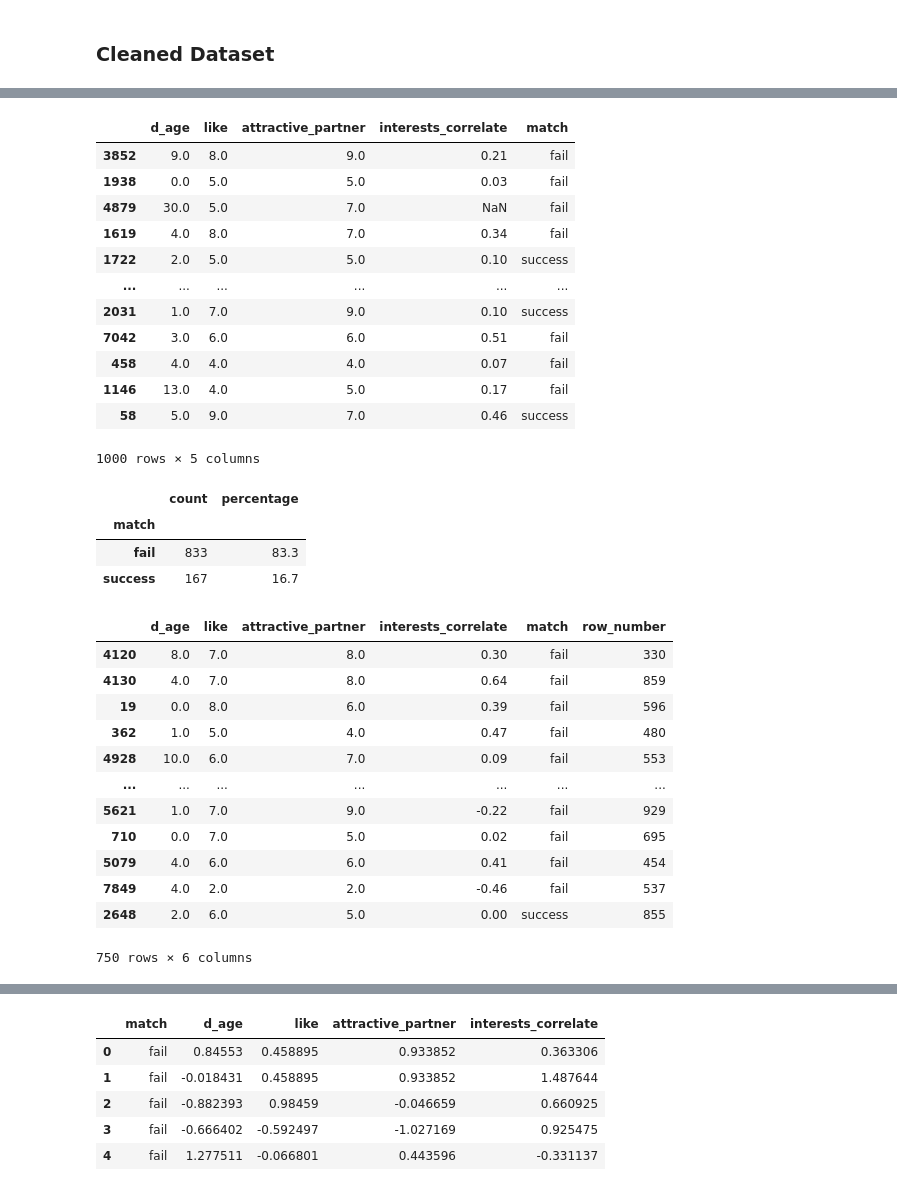
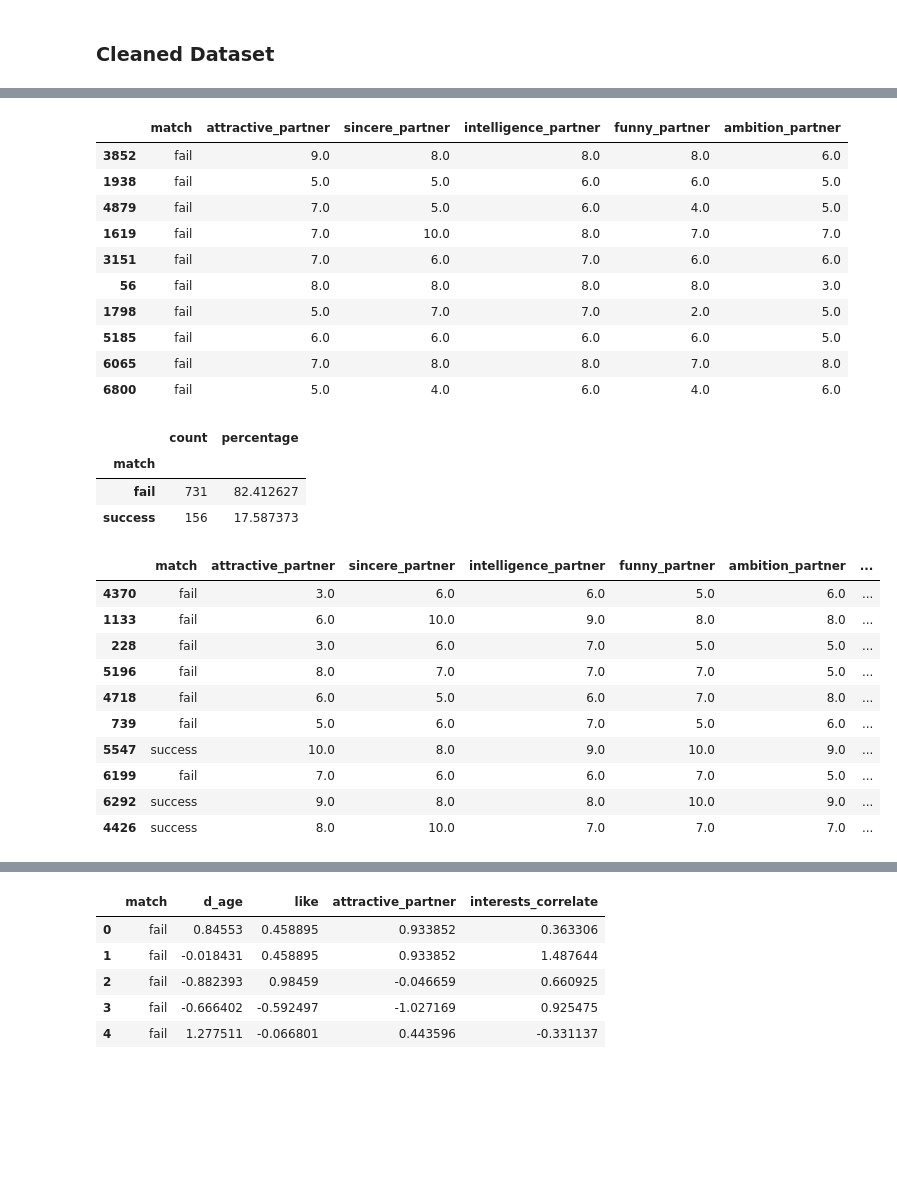
Before and after one commit to mkimur02/final_project_dsci100, a Jupyter notebook: Untitled.ipynb, the cells around one changed output, grey strips where cells are left out. Cells and saved outputs as stored; diff of their text form; code cells hidden in the pictures; blank space fills up the shorter version.

```diff
--- a/Untitled.ipynb
+++ b/Untitled.ipynb
@@ -50,7 +50,7 @@ df_speeddating
 # %% [markdown]
 ### Cleaned Dataset
 # %%
-speeddating = df_speeddating[["d_age", "like","attractive_partner", "interests_correlate", "match"]]
-speeddating = speeddating.sample(n=1000, random_state=2023)
+speeddating = df_speeddating[["match","attractive_partner", "sincere_partner","intelligence_partner", "funny_partner", "ambition_partner"]]
+speeddating = speeddating.sample(n=1000, random_state=2023).dropna()
 speeddating
 # %% [output]
@@ -72,19 +72,17 @@ speeddating["match"] = speeddating["match"].replace({"b'0'":"fail","b'1'":"succe
 
 speeddating.head(10)
 # %% [output]
-|  | d_age | like | attractive_partner | interests_correlate | match |
-| 3852 | 9.0 | 8.0 | 9.0 | 0.21 | fail |
-| 1938 | 0.0 | 5.0 | 5.0 | 0.03 | fail |
-| 4879 | 30.0 | 5.0 | 7.0 | NaN | fail |
-| 1619 | 4.0 | 8.0 | 7.0 | 0.34 | fail |
-| 1722 | 2.0 | 5.0 | 5.0 | 0.10 | success |
-| ... | ... | ... | ... | ... | ... |
-| 2031 | 1.0 | 7.0 | 9.0 | 0.10 | success |
-| 7042 | 3.0 | 6.0 | 6.0 | 0.51 | fail |
-| 458 | 4.0 | 4.0 | 4.0 | 0.07 | fail |
-| 1146 | 13.0 | 4.0 | 5.0 | 0.17 | fail |
-| 58 | 5.0 | 9.0 | 7.0 | 0.46 | success |
+|  | match | attractive_partner | sincere_partner | intelligence_partner | funny_partner | ambition_partner |
+| 3852 | fail | 9.0 | 8.0 | 8.0 | 8.0 | 6.0 |
+| 1938 | fail | 5.0 | 5.0 | 6.0 | 6.0 | 5.0 |
+| 4879 | fail | 7.0 | 5.0 | 6.0 | 4.0 | 5.0 |
+| 1619 | fail | 7.0 | 10.0 | 8.0 | 7.0 | 7.0 |
+| 3151 | fail | 7.0 | 6.0 | 7.0 | 6.0 | 6.0 |
+| 56 | fail | 8.0 | 8.0 | 8.0 | 8.0 | 3.0 |
+| 1798 | fail | 5.0 | 7.0 | 7.0 | 2.0 | 5.0 |
+| 5185 | fail | 6.0 | 6.0 | 6.0 | 6.0 | 5.0 |
+| 6065 | fail | 7.0 | 8.0 | 8.0 | 7.0 | 8.0 |
+| 6800 | fail | 5.0 | 4.0 | 6.0 | 4.0 | 6.0 |
-1000 rows × 5 columns
 # %%
 speeddating = speeddating.assign(row_number=range(len(speeddating)))
 
@@ -97,29 +95,27 @@ explore_speeddating
 # %% [output]
 |  | count | percentage |
 | match |  |  |
-| fail | 833 | 83.3 |
-| success | 167 | 16.7 |
+| fail | 731 | 82.412627 |
+| success | 156 | 17.587373 |
 # %%
 # filtering out training data
 speeddating_training, speeddating_testing = train_test_split(
     speeddating, train_size=0.75, random_state=2023 # do not change the random_state
 )
 speeddating_training = pd.DataFrame(speeddating_training)
-speeddating_training
+speeddating_training.head(10)
 # %% [output]
-|  | d_age | like | attractive_partner | interests_correlate | match | row_number |
-| 4120 | 8.0 | 7.0 | 8.0 | 0.30 | fail | 330 |
-| 4130 | 4.0 | 7.0 | 8.0 | 0.64 | fail | 859 |
-| 19 | 0.0 | 8.0 | 6.0 | 0.39 | fail | 596 |
-| 362 | 1.0 | 5.0 | 4.0 | 0.47 | fail | 480 |
-| 4928 | 10.0 | 6.0 | 7.0 | 0.09 | fail | 553 |
-| ... | ... | ... | ... | ... | ... | ... |
-| 5621 | 1.0 | 7.0 | 9.0 | -0.22 | fail | 929 |
-| 710 | 0.0 | 7.0 | 5.0 | 0.02 | fail | 695 |
-| 5079 | 4.0 | 6.0 | 6.0 | 0.41 | fail | 454 |
-| 7849 | 4.0 | 2.0 | 2.0 | -0.46 | fail | 537 |
-| 2648 | 2.0 | 6.0 | 5.0 | 0.00 | success | 855 |
+|  | match | attractive_partner | sincere_partner | intelligence_partner | funny_partner | ambition_partner | ... |
+| 4370 | fail | 3.0 | 6.0 | 6.0 | 5.0 | 6.0 | ... |
+| 1133 | fail | 6.0 | 10.0 | 9.0 | 8.0 | 8.0 | ... |
+| 228 | fail | 3.0 | 6.0 | 7.0 | 5.0 | 5.0 | ... |
+| 5196 | fail | 8.0 | 7.0 | 7.0 | 7.0 | 5.0 | ... |
+| 4718 | fail | 6.0 | 5.0 | 6.0 | 7.0 | 8.0 | ... |
+| 739 | fail | 5.0 | 6.0 | 7.0 | 5.0 | 6.0 | ... |
+| 5547 | success | 10.0 | 8.0 | 9.0 | 10.0 | 9.0 | ... |
+| 6199 | fail | 7.0 | 6.0 | 6.0 | 7.0 | 5.0 | ... |
+| 6292 | success | 9.0 | 8.0 | 8.0 | 10.0 | 9.0 | ... |
+| 4426 | success | 8.0 | 10.0 | 7.0 | 7.0 | 7.0 | ... |
-750 rows × 6 columns
 # %%
 import seaborn as sns
 import matplotlib.pyplot as plt
```
Also changed, not shown: parts of 6 cells of this notebook.
